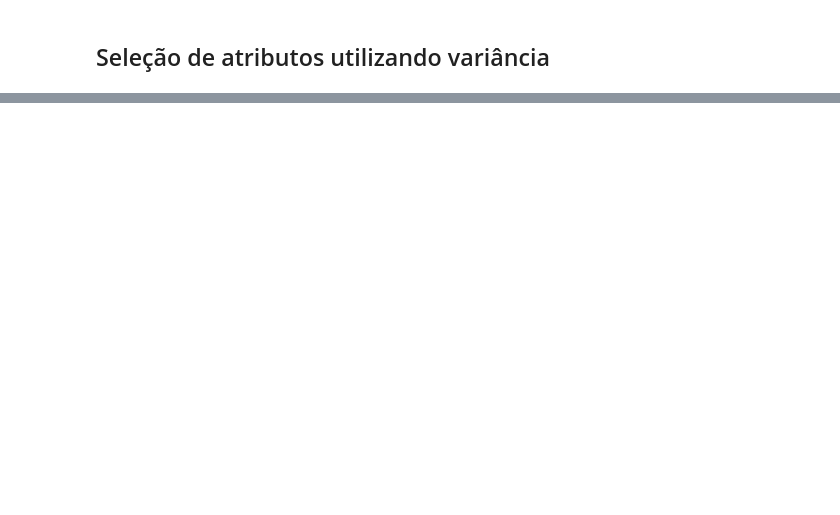
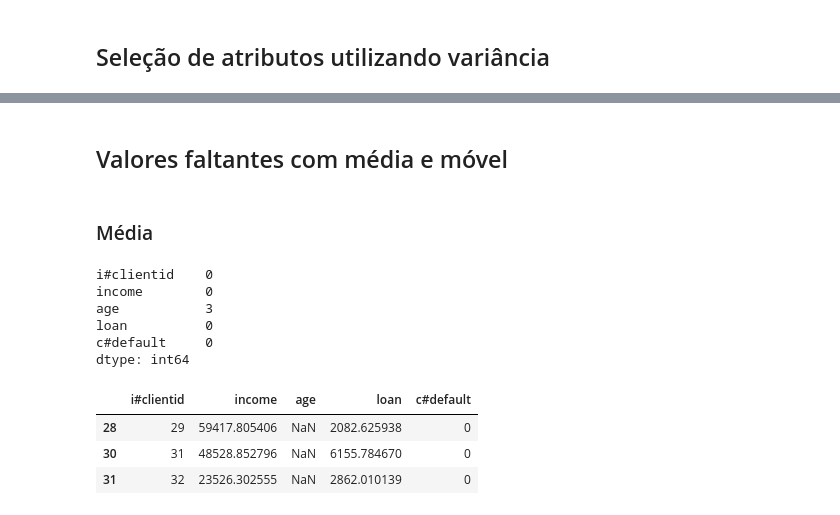
Before and after one commit to lari-guimaraes/Estudos_machine_learning, a Jupyter notebook: Medidas_de_posição_e_dispersão.ipynb, the cells around one changed output, grey strips where cells are left out. Saved outputs shown, nothing was run; the diff lists cells and outputs as text; code cells hidden in the pictures; blank space fills up the shorter version.

```diff
--- a/Medidas_de_posição_e_dispersão.ipynb
+++ b/Medidas_de_posição_e_dispersão.ipynb
@@ -780,0 +756,23 @@ indices
+# %% [markdown]
+## Valores faltantes com média e móvel
+# %% [markdown]
+### Média
+# %%
+dataset = pd.read_csv('/content/drive/MyDrive/Estatística para Ciência de Dados e Machine Learning/Bases de dados/credit_data.csv')
+# %%
+dataset.isnull().sum()
+# %% [output]
+i#clientid    0
+income        0
+age           3
+loan          0
+c#default     0
+dtype: int64
+# %%
+nulos = dataset[dataset.isnull().any(axis=1)]
+nulos
+# %% [output]
+|  | i#clientid | income | age | loan | c#default |
+| 28 | 29 | 59417.805406 | NaN | 2082.625938 | 0 |
+| 30 | 31 | 48528.852796 | NaN | 6155.784670 | 0 |
+| 31 | 32 | 23526.302555 | NaN | 2862.010139 | 0 |
```
Also changed, not shown: parts of 35 cells of this notebook.
